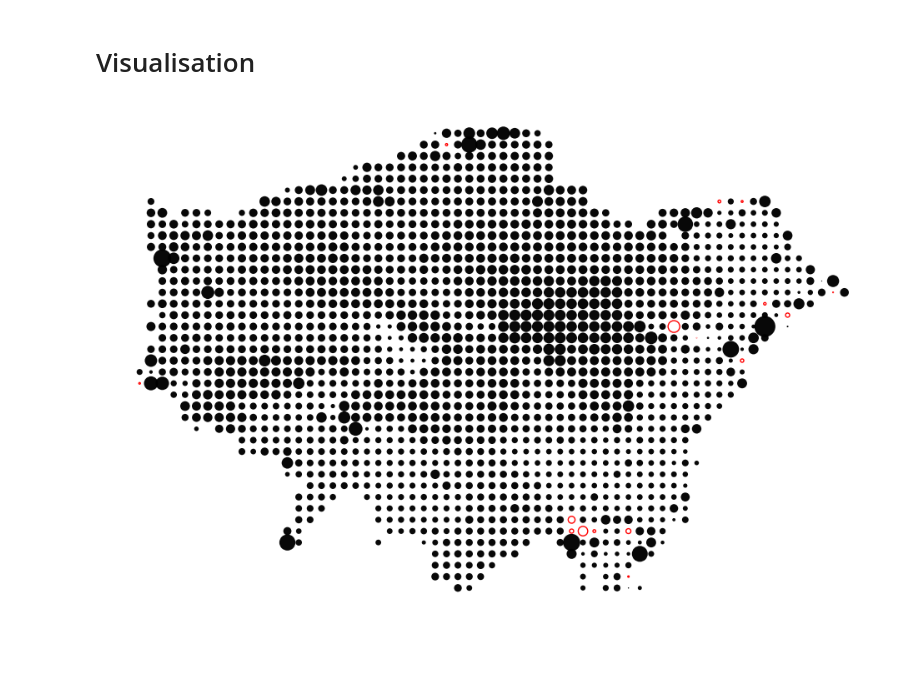
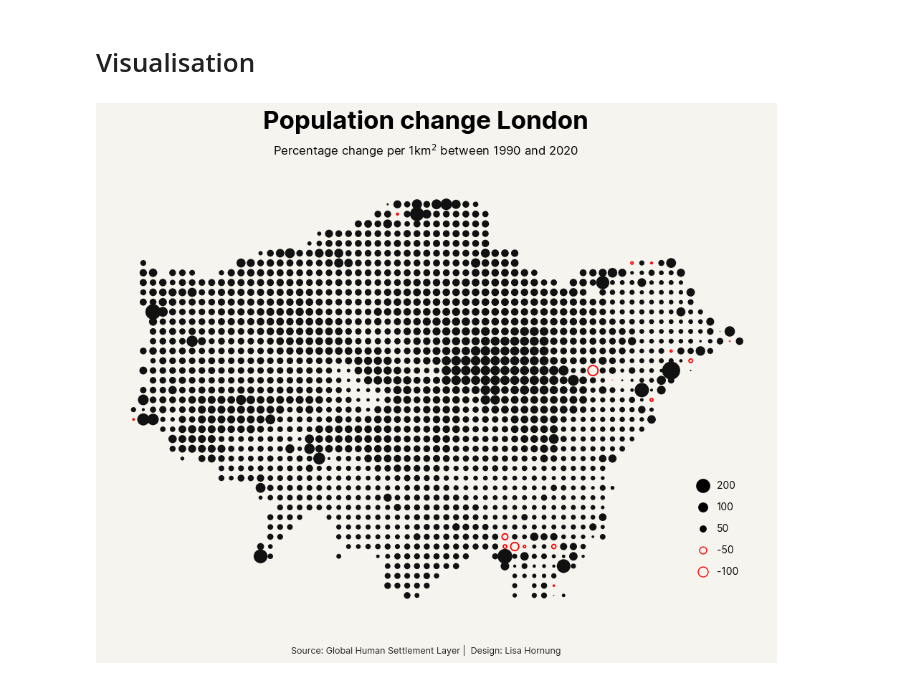
Before and after one commit to Lisa-Ho/30-day-map-challenge, a Jupyter notebook: 2023/Day29-population/population.ipynb, the cells around one changed output. Drawn from its saved outputs; the diff is of its cells as text; code cells hidden in the pictures; blank space fills up the shorter version.

```diff
--- a/2023/Day29-population/population.ipynb
+++ b/2023/Day29-population/population.ipynb
@@ -145,16 +152,48 @@ gdf
 1592 rows × 9 columns
 # %% [markdown]
 # Visualisation
-# %%
-fig, ax = plt.subplots(figsize=(12, 12))
-
-pos = gdf[gdf["perc_change"]>=0]
-neg = gdf[gdf["perc_change"]<0]
-
-pos.plot(ax=ax, markersize=pos["perc_change_abs"]*1.2,  color="Black",  linewidth=0,alpha=0.97)
-neg.plot(ax=ax, markersize=neg["perc_change_abs"]*1.2,  color="None", edgecolor="Red", linewidth=1, alpha=1)
-
-ax.axis("off")
-plt.show()
-# %% [output]
-[figure, removed]
+# %%
+# create custom legend
+legend = {"x" :[0.9]*5,
+          "y": [0.1, 0.15, 0.2, 0.25, 0.3],
+          "s": [100, 50, 50, 100, 200],
+          "c": ["None" , "None", pos_col, pos_col, pos_col],
+          "lw": [1, 1, 0, 0, 0],
+          "ec": [neg_col , neg_col , "None", "None", "None"],
+          "l": ["-100", "-50", "50", "100", "200" ]
+          }
+# %%
+# colors
+pos_col = "#111111"
+neg_col = "Red"
+bg_col = "#f6f4ee"
+# %%
+fig, ax = plt.subplots(figsize=(12, 12))
+fig.set_facecolor(bg_col)
+
+# plot positive and negative change ---------------------
+pos = gdf[gdf["perc_change"]>=0]
+neg = gdf[gdf["perc_change"]<0]
+pos.plot(ax=ax, markersize=pos["perc_change_abs"]*1.2,  color=pos_col,  linewidth=0, alpha=1)
+neg.plot(ax=ax, markersize=neg["perc_change_abs"]*1.2,  color="None", edgecolor=neg_col , linewidth=1.3, alpha=1)
+
+# custom legend ---------------------
+trans = transforms.blended_transform_factory(ax.transAxes, ax.transAxes)
+ax.scatter(legend["x"],legend["y"], s=legend["s"], color=legend["c"], linewidth=legend["lw"], edgecolors=legend["ec"], transform=trans)
+for i, text in enumerate(legend["l"]):
+    ax.text(legend["x"][i]+0.02,legend["y"][i], text, transform=trans, ha="left", va="center")
+
+
+# title and footer  ---------------------------
+plt.figtext(0.5, 0.81 , "Population change London", fontsize=25,  fontweight="bold", ha='center')
+plt.figtext(0.5, 0.78 , r'Percentage change per 1km$^2$ between 1990 and 2020',  fontsize=12,  ha='center')
+plt.figtext(0.5, 0.2, 'Source: Global Human Settlement Layer |  Design: Lisa Hornung', fontsize=9, ha='center', color='#222222')
+
+ax.axis("off")
+
+#save ----------------------
+plt.savefig('london-population-change.png', bbox_inches='tight', pad_inches=1, facecolor=bg_col, dpi=120)
+
+plt.show()
+# %% [output]
+[figure, added]
```
Also changed, not shown: parts of 2 cells of this notebook.
